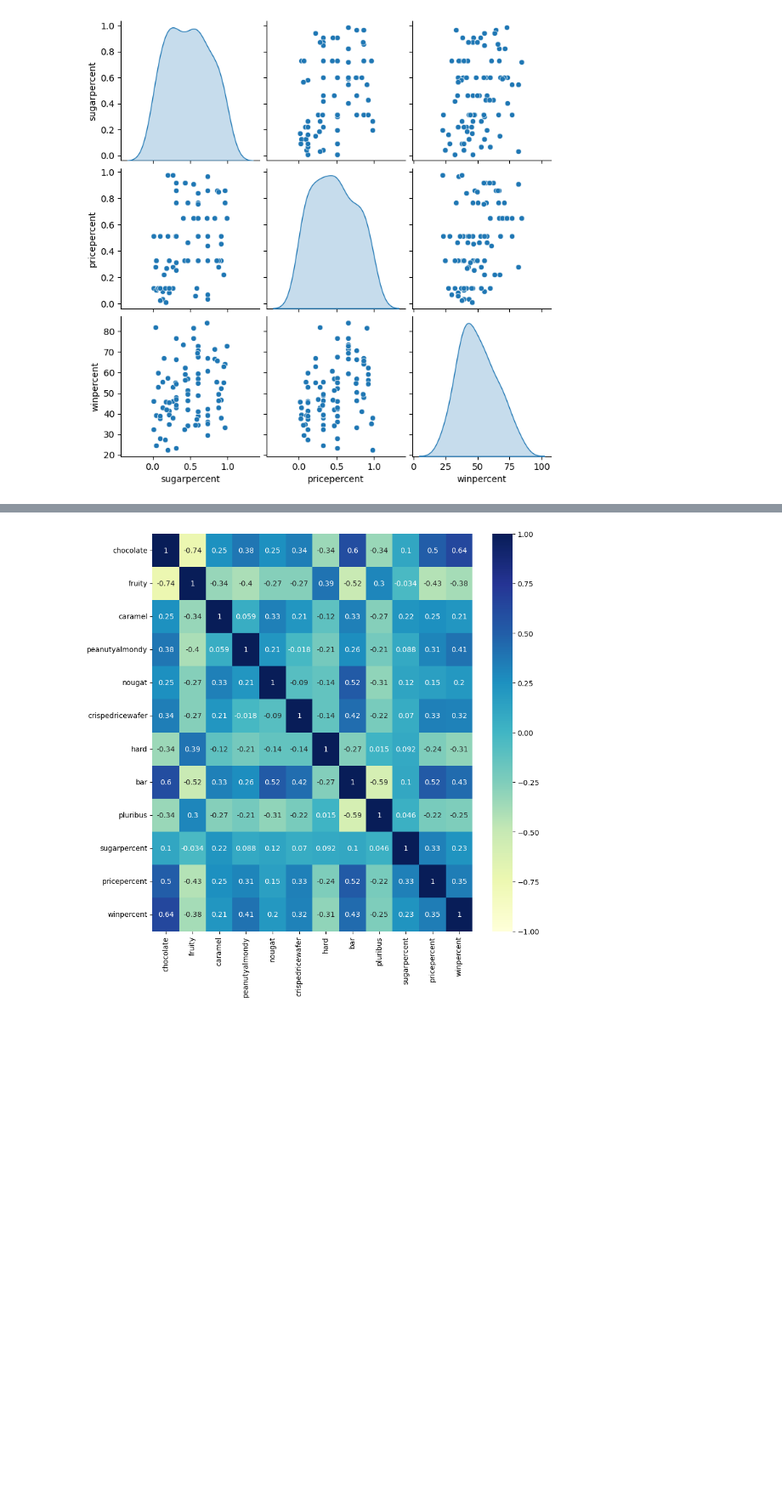
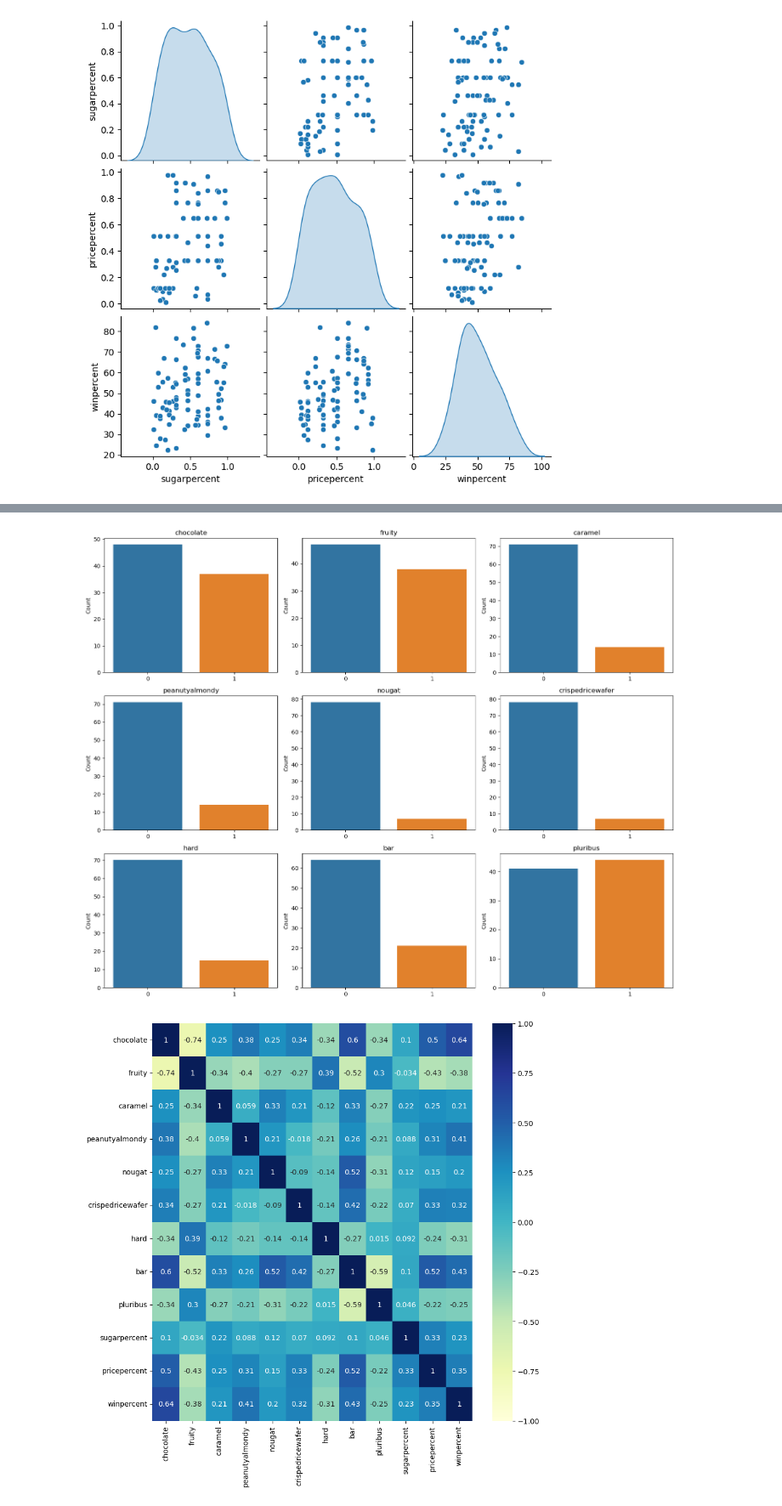
Before and after one commit to CIRCIRCIRCLE/DSML, a Jupyter notebook: halloween_candies/LogisticRegression-winpercent.ipynb, the cells around one changed output, grey strips where cells are left out. Shown at 85% size. Cells and saved outputs as stored; diff of their text form; code cells hidden in the pictures; blank space fills up the shorter version.

```diff
--- a/halloween_candies/LogisticRegression-winpercent.ipynb
+++ b/halloween_candies/LogisticRegression-winpercent.ipynb
@@ -103,9 +105,3 @@ sns.pairplot(data= numerical_data, diag_kind='kde')
 # %% [output]
 <seaborn.axisgrid.PairGrid at 0x...>
 [figure]
-# %%
-#check the distribution on the categorical feature
-
-for i in categorical_data.columns:
-    sns.barplot(x = categorical_data[i].value_counts().index, y = categorical_data[i].value_counts()).set_title(i)
-    plt.show()
@@ -122,3 +108,29 @@ for i in categorical_data.columns:
+# %%
+import seaborn as sns
+
+# Assuming categorical_data is your DataFrame containing categorical variables
+
+# Define the number of rows and columns for the subplots
+num_rows = 3  # Adjust this based on how many subplots you want in a row
+num_cols = 3  # Adjust this based on how many subplots you want in a column
+
+# Create a figure with subplots
+fig, axes = plt.subplots(num_rows, num_cols, figsize=(15, 12))
+
+# Flatten the axes array to iterate over it
+axes = axes.flatten()
+
+# Loop through the categorical variables and create subplots
+for i, column in enumerate(categorical_data.columns):
+    sns.barplot(x=categorical_data[column].value_counts().index, y=categorical_data[column].value_counts(), ax=axes[i])
+    axes[i].set_title(column)
+    axes[i].set_ylabel('Count')
+
+# Adjust layout and show the plots
+plt.tight_layout()
+plt.show()
+# %% [output]
+[figure, added]
 # %%
 #Check the correlations with all the dataset.
 X = df.copy()
```
Also changed, not shown: parts of 11 cells of this notebook, 1 other file.
